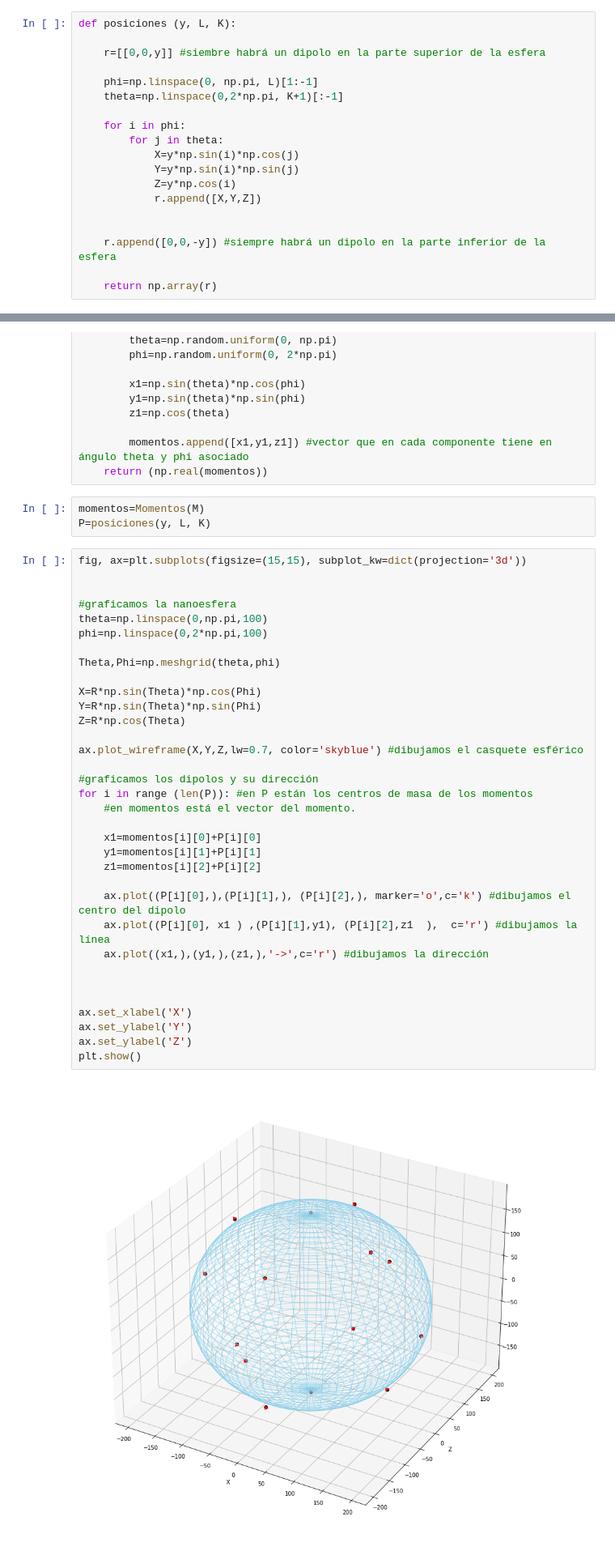
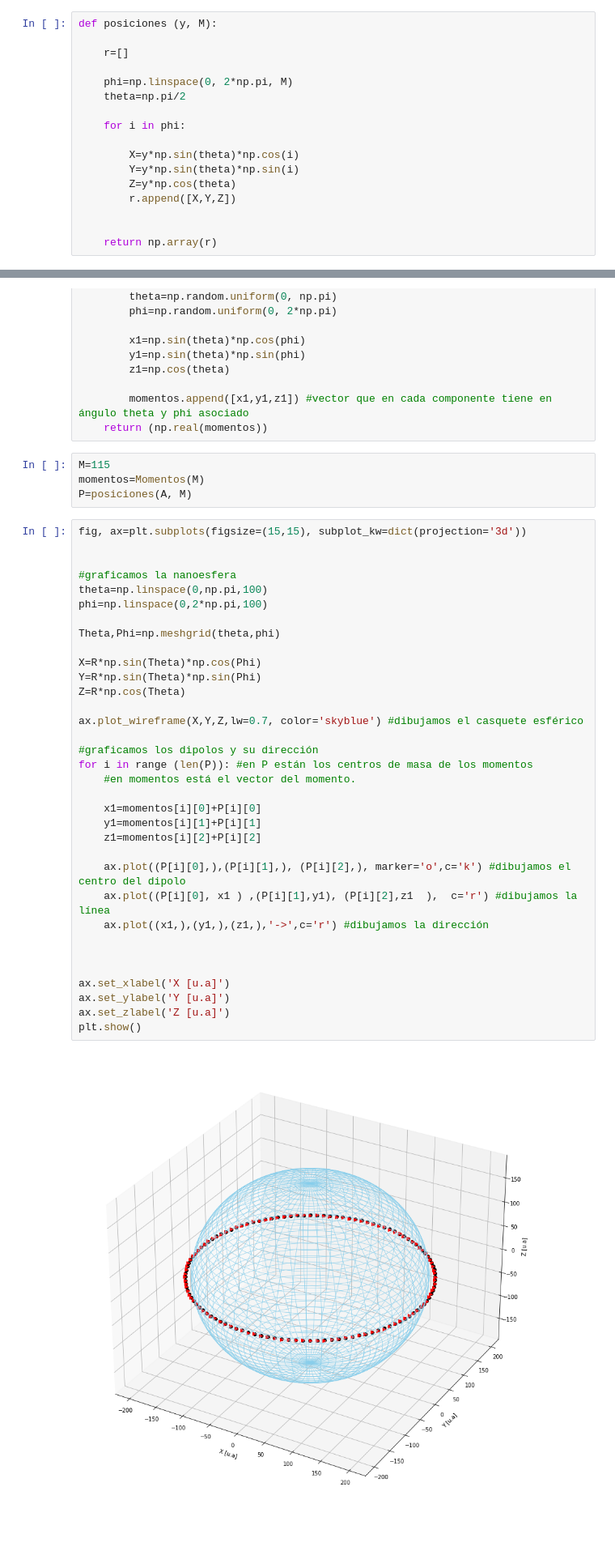
Before and after one commit to juanF9910/Trabajo_Grado_git, a Jupyter notebook: niveles_E2.ipynb, the cells around one changed output, grey strips where cells are left out. Shown at 81% size. Saved outputs shown, nothing was run; the diff lists cells and outputs as text.

```diff
--- a/niveles_E2.ipynb
+++ b/niveles_E2.ipynb
@@ -285,21 +267,19 @@ y=-(R+0.5*r)    #distancia vertical entre el centro de la nano esfera y la líne
 # %%
-def posiciones (y, L, K):
+def posiciones (y, M):
 
-    r=[[0,0,y]] #siembre habrá un dipolo en la parte superior de la esfera
+    r=[]
 
-    phi=np.linspace(0, np.pi, L)[1:-1]
-    theta=np.linspace(0,2*np.pi, K+1)[:-1]
+    phi=np.linspace(0, 2*np.pi, M)
+    theta=np.pi/2
 
     for i in phi:
-        for j in theta:
-            X=y*np.sin(i)*np.cos(j)
-            Y=y*np.sin(i)*np.sin(j)
-            Z=y*np.cos(i)
-            r.append([X,Y,Z])
+
+        X=y*np.sin(theta)*np.cos(i)
+        Y=y*np.sin(theta)*np.sin(i)
+        Z=y*np.cos(theta)
+        r.append([X,Y,Z])
 
 
-    r.append([0,0,-y]) #siempre habrá un dipolo en la parte inferior de la esfera
-
     return np.array(r)
 # %% [markdown]
 # Función para encontrar los vectores aleatorios que definen cada momento
@@ -322,44 +302,45 @@ def Momentos(M): #función que entrega un vector que en cada componente tiene la
         momentos.append([x1,y1,z1]) #vector que en cada componente tiene en ángulo theta y phi asociado
     return (np.real(momentos))
 # %%
+M=115
 momentos=Momentos(M)
-P=posiciones(y, L, K)
+P=posiciones(A, M)
 # %%
 fig, ax=plt.subplots(figsize=(15,15), subplot_kw=dict(projection='3d'))
 
 
 #graficamos la nanoesfera
 theta=np.linspace(0,np.pi,100)
 phi=np.linspace(0,2*np.pi,100)
 
 Theta,Phi=np.meshgrid(theta,phi)
 
 X=R*np.sin(Theta)*np.cos(Phi)
 Y=R*np.sin(Theta)*np.sin(Phi)
 Z=R*np.cos(Theta)
 
 ax.plot_wireframe(X,Y,Z,lw=0.7, color='skyblue') #dibujamos el casquete esférico
 
 #graficamos los dipolos y su dirección
 for i in range (len(P)): #en P están los centros de masa de los momentos
     #en momentos está el vector del momento.
 
     x1=momentos[i][0]+P[i][0]
     y1=momentos[i][1]+P[i][1]
     z1=momentos[i][2]+P[i][2]
 
     ax.plot((P[i][0],),(P[i][1],), (P[i][2],), marker='o',c='k') #dibujamos el centro del dipolo
     ax.plot((P[i][0], x1 ) ,(P[i][1],y1), (P[i][2],z1  ),  c='r') #dibujamos la línea
     ax.plot((x1,),(y1,),(z1,),'->',c='r') #dibujamos la dirección
 
 
 
-ax.set_xlabel('X')
-ax.set_ylabel('Y')
-ax.set_ylabel('Z')
+ax.set_xlabel('X [u.a]')
+ax.set_ylabel('Y [u.a]')
+ax.set_zlabel('Z [u.a]')
 plt.show()
 # %% [output]
-[figure, old version]
+[figure, new version]
 # %% [markdown]
 # Función para determinar $\hat{\sigma}_+, \hat{\sigma}_-, \hat{\sigma}_3$ de cada dipolo
 # %%
```
Also changed, not shown: parts of 48 cells of this notebook.
